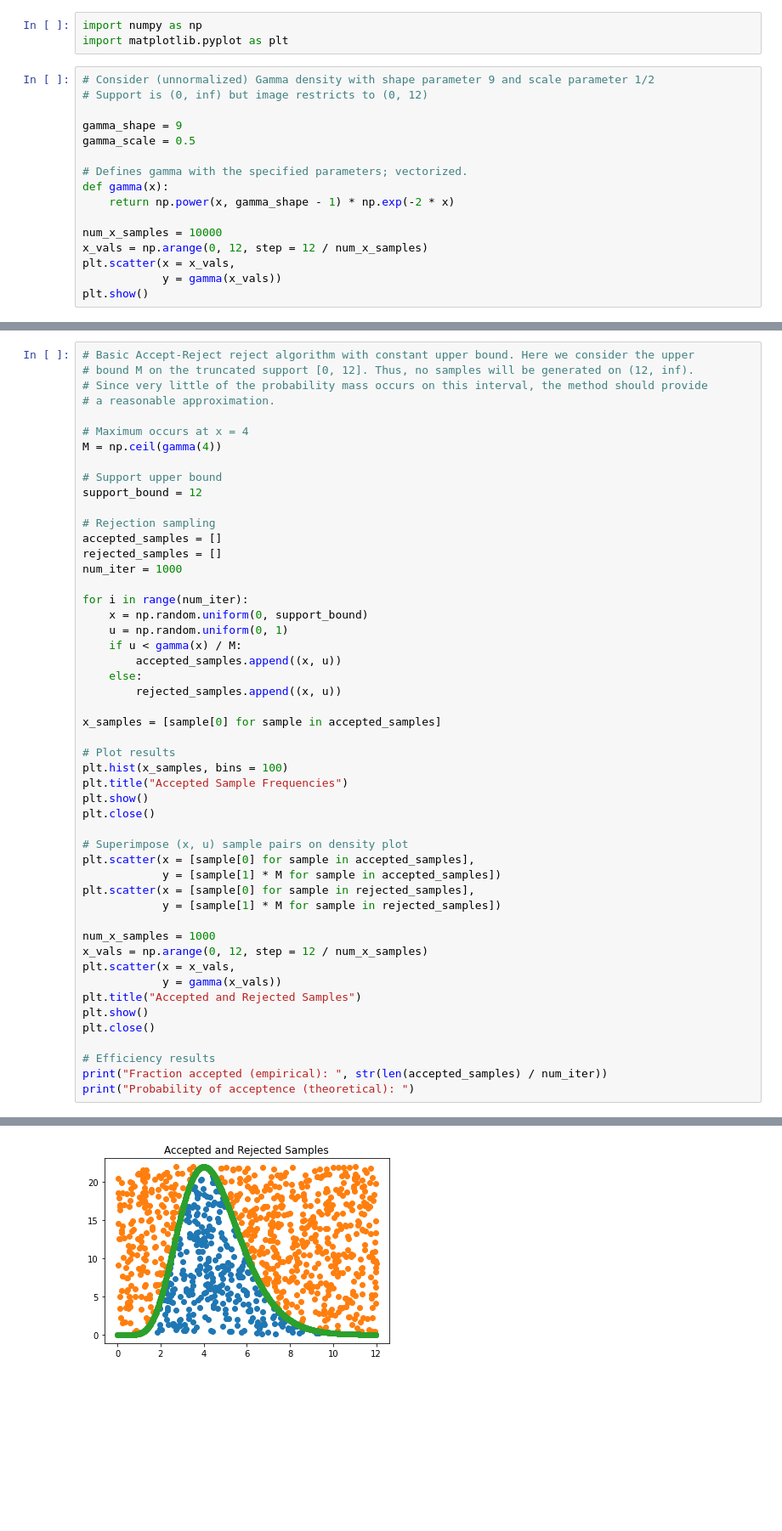
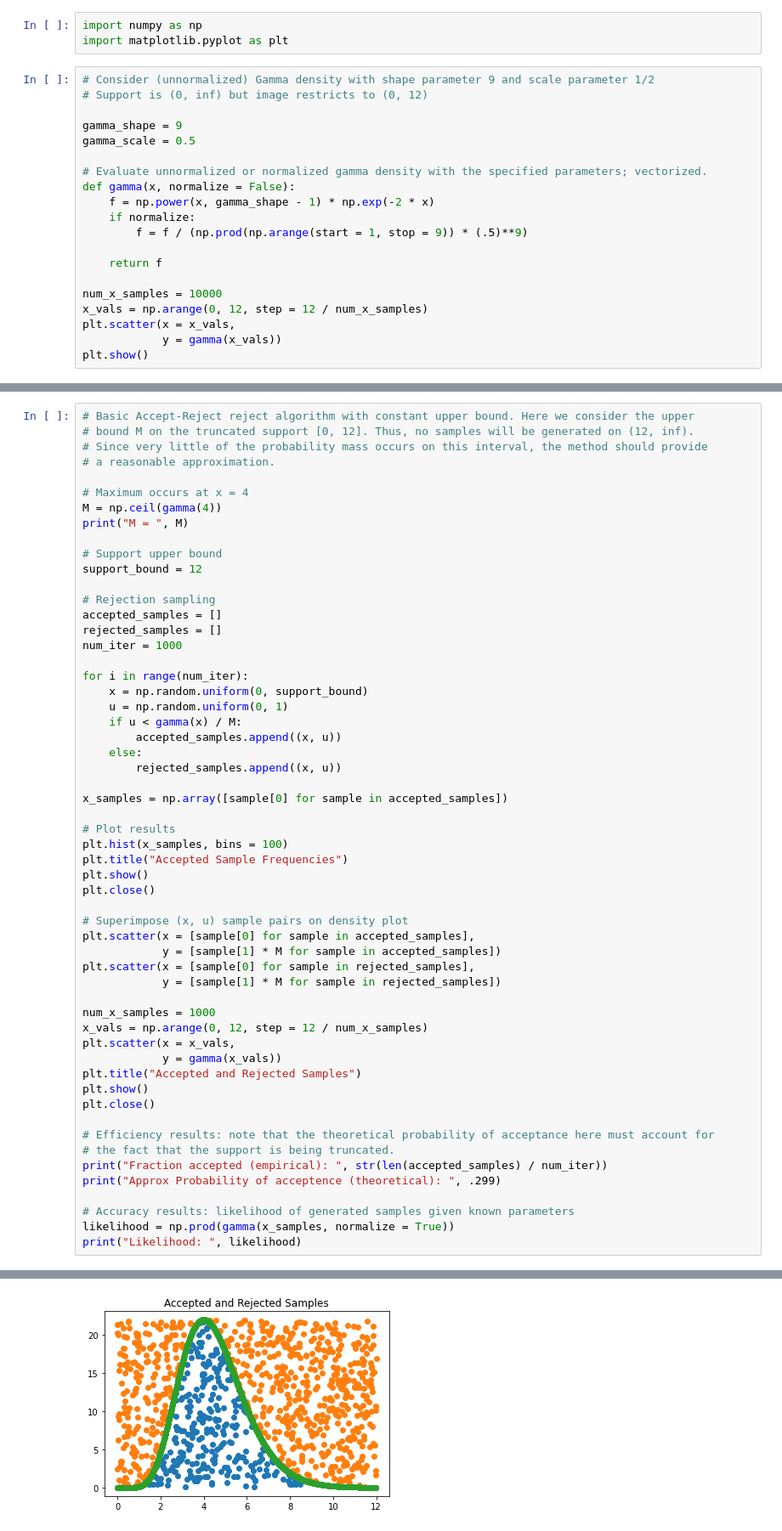
Before and after one commit to arob5/personal-study, a Jupyter notebook: gamma_rejection_sampling.ipynb, the cells around one changed output, grey strips where cells are left out. Shown: that part at 85% size. Drawn from its saved outputs; the diff is of its cells as text; blank space fills up the shorter version.

```diff
--- a/gamma_rejection_sampling.ipynb
+++ b/gamma_rejection_sampling.ipynb
@@ -8,9 +8,13 @@ import matplotlib.pyplot as plt
 gamma_shape = 9
 gamma_scale = 0.5
 
-# Defines gamma with the specified parameters; vectorized.
-def gamma(x):
-    return np.power(x, gamma_shape - 1) * np.exp(-2 * x)
+# Evaluate unnormalized or normalized gamma density with the specified parameters; vectorized.
+def gamma(x, normalize = False):
+    f = np.power(x, gamma_shape - 1) * np.exp(-2 * x)
+    if normalize:
+        f = f / (np.prod(np.arange(start = 1, stop = 9)) * (.5)**9)
+
+    return f
 
 num_x_samples = 10000
 x_vals = np.arange(0, 12, step = 12 / num_x_samples)
@@ -27,6 +31,7 @@ plt.show()
 
 # Maximum occurs at x = 4
 M = np.ceil(gamma(4))
+print("M = ", M)
 
 # Support upper bound
 support_bound = 12
@@ -44,7 +49,7 @@ for i in range(num_iter):
     else:
         rejected_samples.append((x, u))
 
-x_samples = [sample[0] for sample in accepted_samples]
+x_samples = np.array([sample[0] for sample in accepted_samples])
 
 # Plot results
 plt.hist(x_samples, bins = 100)
@@ -66,7 +71,12 @@ plt.title("Accepted and Rejected Samples")
 plt.show()
 plt.close()
 
-# Efficiency results
+# Efficiency results: note that the theoretical probability of acceptance here must account for
+# the fact that the support is being truncated.
 print("Fraction accepted (empirical): ", str(len(accepted_samples) / num_iter))
-print("Probability of acceptence (theoretical): ")
+print("Approx Probability of acceptence (theoretical): ", .299)
+
+# Accuracy results: likelihood of generated samples given known parameters
+likelihood = np.prod(gamma(x_samples, normalize = True))
+print("Likelihood: ", likelihood)
 # %% [output]
@@ -74 +85 @@ print("Probability of acceptence (theoretical): ")
-[figure, old version]
+[figure, new version]
```
Also changed, not shown: parts of 2 cells of this notebook.
